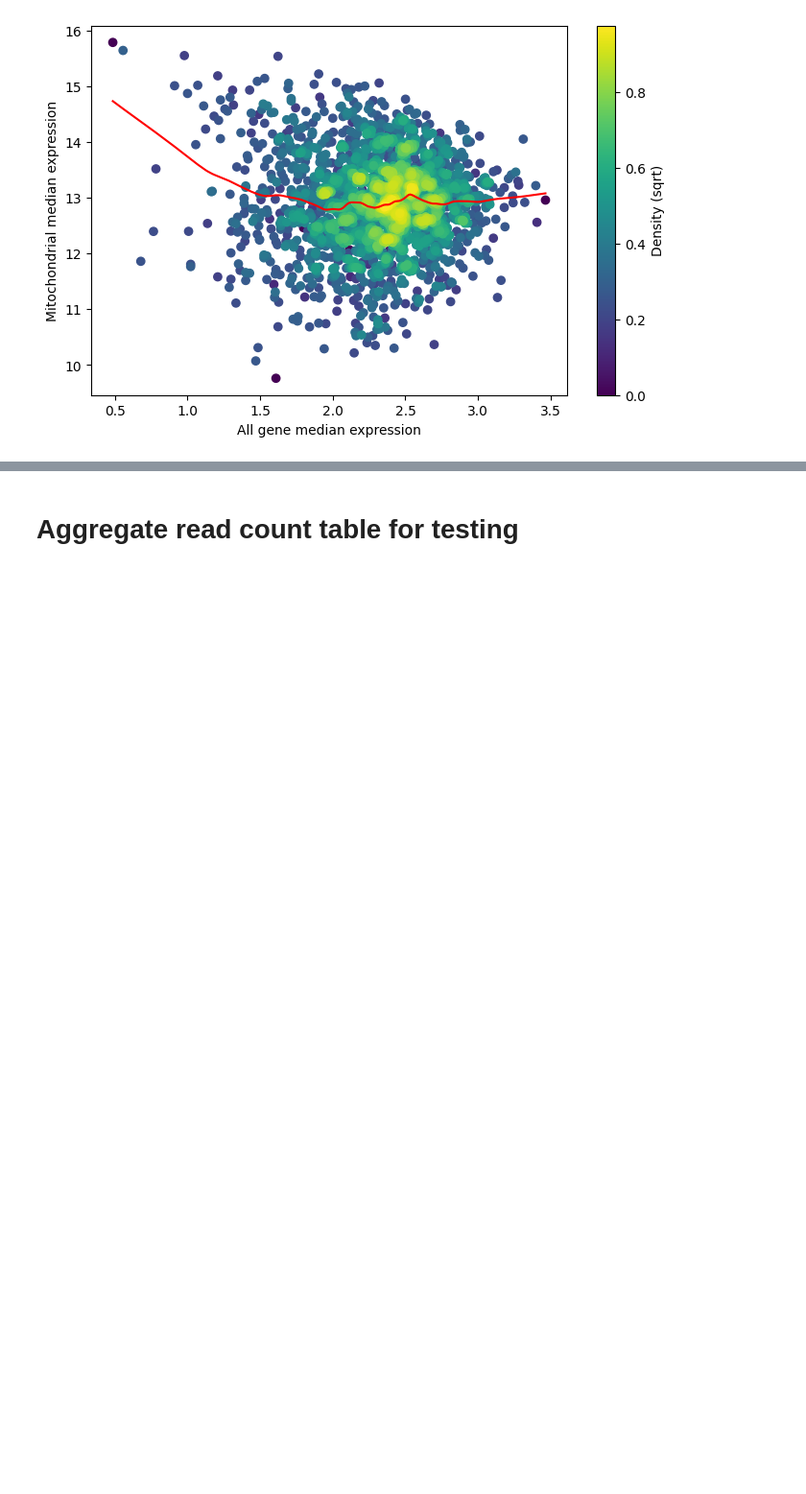
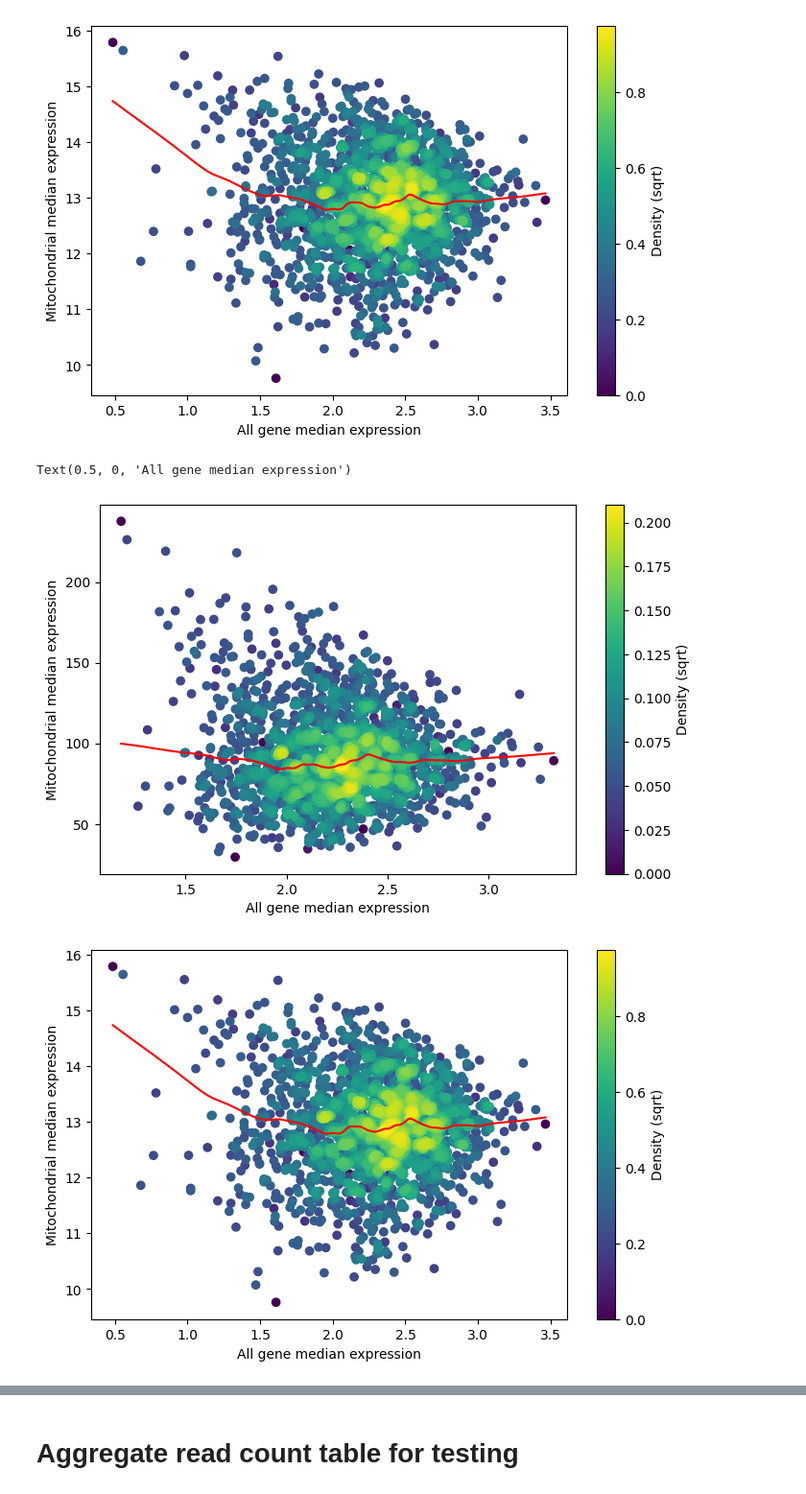
Before and after one commit to broadinstitute/depmap_omics, a Jupyter notebook: ccle_tasks/00_RNA_tpm_chrm.ipynb, the cells around one changed output, grey strips where cells are left out. Shown at 96% size. Drawn from its saved outputs; the diff is of its cells as text; code cells hidden in the pictures; blank space fills up the shorter version.

Commit message:
add latest square root normalized gene expression with chrM and without chrM

```diff
--- a/ccle_tasks/00_RNA_tpm_chrm.ipynb
+++ b/ccle_tasks/00_RNA_tpm_chrm.ipynb
@@ -503,7 +504,7 @@ Dataset version created. Access it directly with this url: https://cds.team/taig
 # %% [markdown]
 # Square root normalization
 # %%
-def calculate_tpm_correct_chrM(counts_df, transcripts_length_df):
+def calculate_tpm_correct_chrM(counts_df, transcripts_length_df, chrM=True):
     """https://github.com/deweylab/RSEM/blob/8bc1e2115493c0cdf3c6bee80ef7a21a91b2acce/WriteResults.h#L77"""
     assert counts_df.shape == transcripts_length_df.shape
     EPSILON = 1e-300
@@ -511,7 +512,11 @@ def calculate_tpm_correct_chrM(counts_df, transcripts_length_df):
     chrM_labels = counts_df.columns.str.contains("^MT-")
     print(chrM_labels.sum())
 
-    denom = counts_df.loc[:, ~chrM_labels].sum(axis=1)
+    if chrM:
+        denom = counts_df.loc[:, ~chrM_labels].sum(axis=1)
+    else:
+        denom = counts_df.sum(axis=1)
+
     denom = denom.where(denom > EPSILON, 1)
     print(denom.isnull().sum().sum())
     frac = counts_df.div(denom, axis=0)
@@ -521,10 +526,23 @@ def calculate_tpm_correct_chrM(counts_df, transcripts_length_df):
     fpkm = frac * 1e9 / transcripts_length_df
     print(fpkm.isnull().sum().sum())
 
-    fpkm_sum = fpkm.loc[:, ~chrM_labels].sum(axis=1)
+    if chrM:
+        fpkm_sum = fpkm.loc[:, ~chrM_labels].sum(axis=1)
+    else:
+        fpkm_sum = fpkm.sum(axis=1)
+
     fpkm_denom = fpkm_sum.where(fpkm_sum > EPSILON, 1)
     print(fpkm_denom.isnull().sum().sum())
 
     tpm_df = (fpkm.div(fpkm_denom, axis=0)) * 1e6
     print(tpm_df.isnull().sum().sum())
     return np.sqrt(tpm_df+1)
+# %%
+OmicsExpressionGenesExpectedCountProfile_tpm_sqrt = calculate_tpm_correct_chrM(OmicsExpressionGenesExpectedCountProfile,
+                                                                               OmicsExpressionAllGenesEffectiveLengthProfile_matched_genes, chrM=False)
+OmicsExpressionGenesExpectedCountProfile_tpm_sqrt.columns = OmicsExpressionGenesExpectedCountProfile_tpm_sqrt.columns.map(protcod_rename)
+OmicsExpressionGenesExpectedCountProfile_tpm_sqrt = OmicsExpressionGenesExpectedCountProfile_tpm_sqrt.loc[:, ~OmicsExpressionGenesExpectedCountProfile_tpm_sqrt.columns.isnull()]
+
+OmicsExpressionGenesExpectedCountProfile_tpm_sqrt.loc[:, "Model"] = OmicsExpressionGenesExpectedCountProfile_tpm_sqrt.index.map(profile_to_model_dict)
+OmicsExpressionGenesExpectedCountModel_tpm_sqrt = OmicsExpressionGenesExpectedCountProfile_tpm_sqrt.set_index("Model")
+OmicsExpressionGenesExpectedCountModel_tpm_sqrt = OmicsExpressionGenesExpectedCountModel_tpm_sqrt.loc[OmicsExpressionProteinCodingGenesTPMLogp1.index, :]
@@ -567,6 +592,29 @@ ax.set_xlabel("All gene median expression")
 Text(0.5, 0, 'All gene median expression')
 [figure]
 [figure]
+# %%
+chrM_labels = OmicsExpressionGenesExpectedCountModel_tpm_sqrt.columns[OmicsExpressionGenesExpectedCountModel_tpm_sqrt.columns.str.contains("^MT-")]
+
+fig, ax = plt.subplots()
+fig.set_size_inches(8, 5)
+plotting.density_scatter(OmicsExpressionGenesExpectedCountModel_tpm_sqrt.loc[:, :].median(axis=1),
+                         OmicsExpressionGenesExpectedCountModel_tpm_sqrt.loc[:, chrM_labels].median(axis=1),
+                         ax=ax)
+ax.set_ylabel("Mitochondrial median expression")
+ax.set_xlabel("All gene median expression")
+#ax.set_ylim(0, 200)
+
+fig, ax = plt.subplots()
+fig.set_size_inches(8, 5)
+plotting.density_scatter(OmicsExpressionAllGenesTPMLogp1Profile.loc[:, :].median(axis=1),
+                         OmicsExpressionAllGenesTPMLogp1Profile.loc[:, chrM_labels].median(axis=1),
+                         ax=ax)
+ax.set_ylabel("Mitochondrial median expression")
+ax.set_xlabel("All gene median expression")
+# %% [output]
+Text(0.5, 0, 'All gene median expression')
+[figure, added]
+[figure, added]
 # %%
 fig, ax = plt.subplots()
 fig.set_size_inches(8, 5)
```
Also changed, not shown: parts of 11 cells of this notebook.
